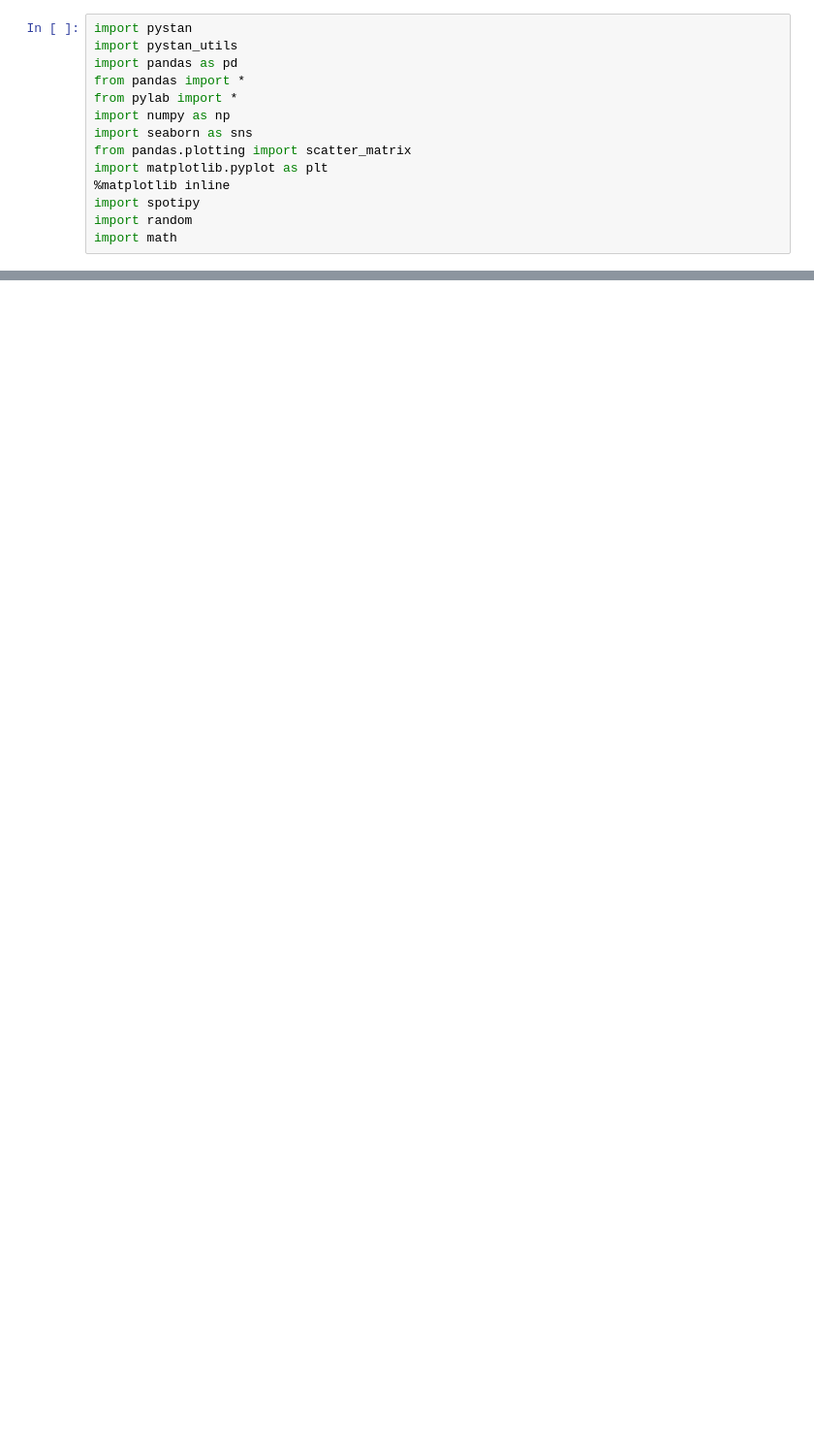
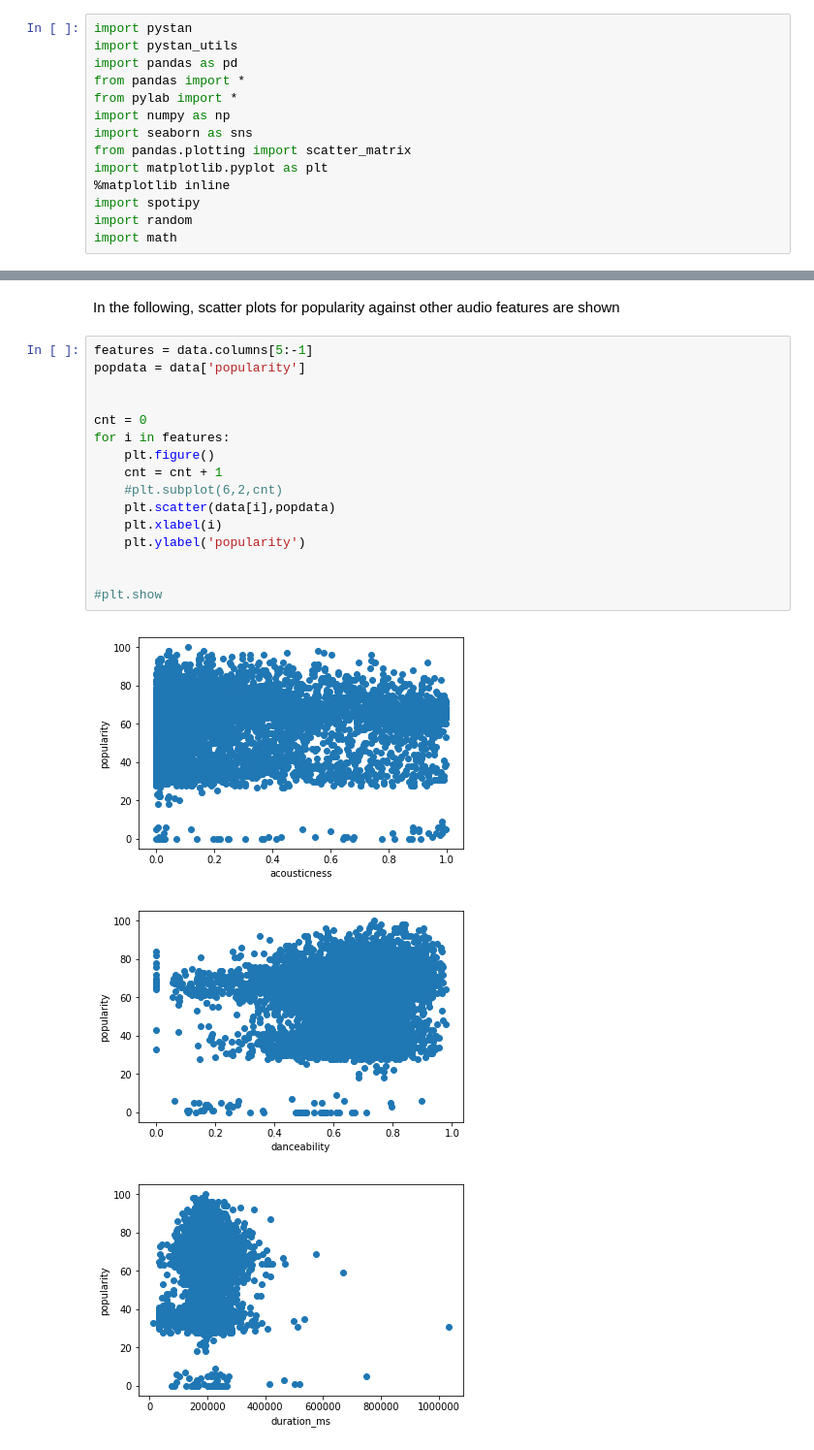
Before and after one commit to arendtrasmussen/MBML_banden, a Jupyter notebook: Project-Initial-Notebook.ipynb, the cells around one changed output, grey strips where cells are left out. Shown at 97% size. Cells and saved outputs as stored; diff of their text form; blank space fills up the shorter version.

```diff
--- a/Project-Initial-Notebook.ipynb
+++ b/Project-Initial-Notebook.ipynb
@@ -59,0 +107,22 @@ plot(data['energy'], yp)
+# %% [markdown]
+In the following, scatter plots for popularity against other audio features are shown
+# %%
+features = data.columns[5:-1]
+popdata = data['popularity']
+
+
+cnt = 0
+for i in features:
+    plt.figure()
+    cnt = cnt + 1
+    #plt.subplot(6,2,cnt)
+    plt.scatter(data[i],popdata)
+    plt.xlabel(i)
+    plt.ylabel('popularity')
+
+
+#plt.show
+# %% [output]
+[figure, added]
+[figure, added]
+[figure, added]
```
Also changed, not shown: parts of 35 cells of this notebook.
